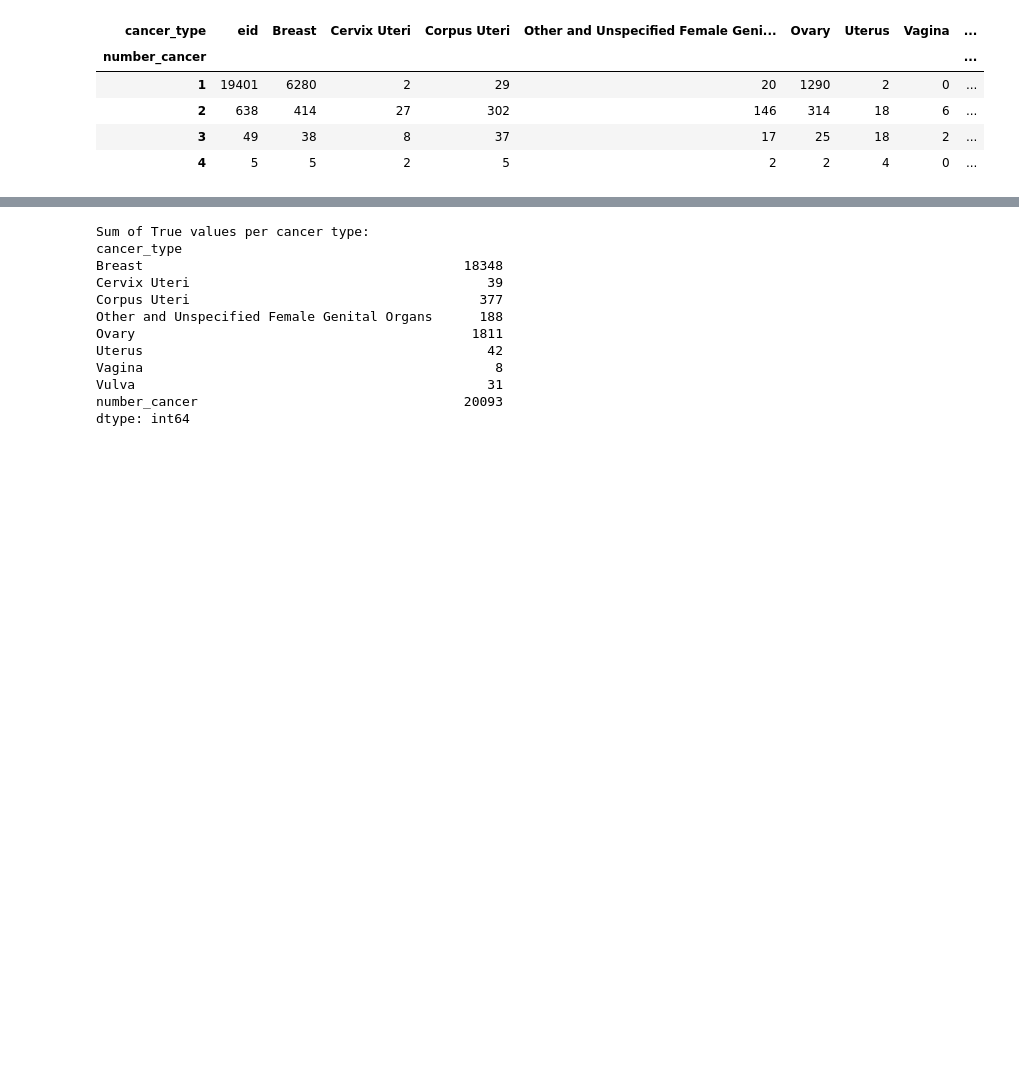
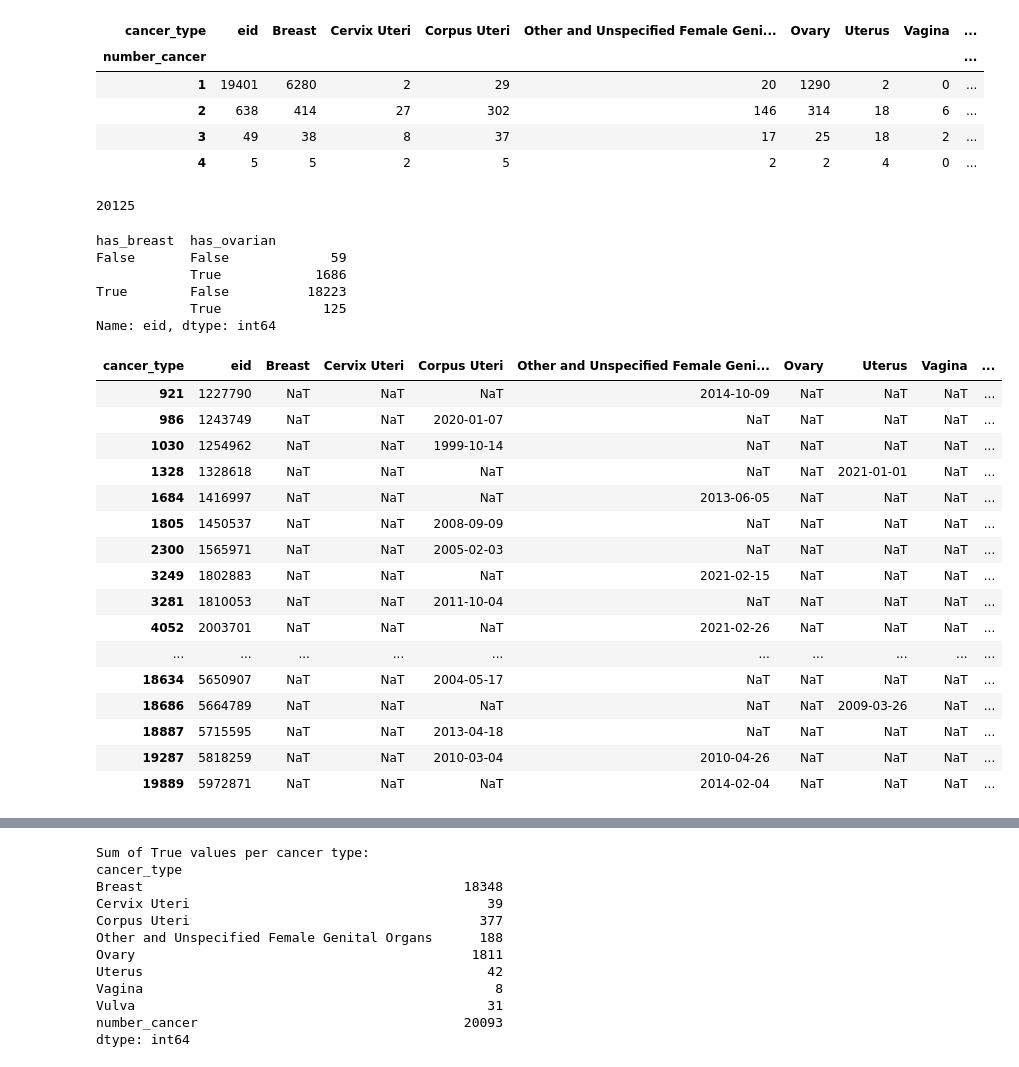
Before and after one commit to esteeliat/sports, a Jupyter notebook: Clean Diagnosis Data.ipynb, the cells around one changed output, grey strips where cells are left out. Cells and saved outputs as stored; diff of their text form; code cells hidden in the pictures; blank space fills up the shorter version.

```diff
--- a/Clean Diagnosis Data.ipynb
+++ b/Clean Diagnosis Data.ipynb
@@ -60,3 +60,35 @@ pivot_df.groupby('number_cancer').nunique('eid')
 | 2 | 638 | 414 | 27 | 302 | 146 | 314 | 18 | 6 | ... |
 | 3 | 49 | 38 | 8 | 37 | 17 | 25 | 18 | 2 | ... |
 | 4 | 5 | 5 | 2 | 5 | 2 | 2 | 4 | 0 | ... |
+# %%
+# does everyone here have breast cancer?
+display(len(set(primary_fc['eid'])))
+pivot_df['has_ovarian'] = pivot_df['Ovary'].notna()
+pivot_df['has_breast'] = pivot_df['Breast'].notna()
+display(pivot_df.groupby(['has_breast','has_ovarian'])['eid'].nunique('eid'))
+display(pivot_df[(pivot_df['has_breast'] == False) & (pivot_df['has_ovarian'] == False) & (pivot_df['number_cancer'] > 0)])
+# %% [output]
+20125
+has_breast  has_ovarian
+False       False             59
+            True            1686
+True        False          18223
+            True             125
+Name: eid, dtype: int64
+| cancer_type | eid | Breast | Cervix Uteri | Corpus Uteri | Other and Unspecified Female Geni... | Ovary | Uterus | Vagina | ... |
+| 921 | 1227790 | NaT | NaT | NaT | 2014-10-09 | NaT | NaT | NaT | ... |
+| 986 | 1243749 | NaT | NaT | 2020-01-07 | NaT | NaT | NaT | NaT | ... |
+| 1030 | 1254962 | NaT | NaT | 1999-10-14 | NaT | NaT | NaT | NaT | ... |
+| 1328 | 1328618 | NaT | NaT | NaT | NaT | NaT | 2021-01-01 | NaT | ... |
+| 1684 | 1416997 | NaT | NaT | NaT | 2013-06-05 | NaT | NaT | NaT | ... |
+| 1805 | 1450537 | NaT | NaT | 2008-09-09 | NaT | NaT | NaT | NaT | ... |
+| 2300 | 1565971 | NaT | NaT | 2005-02-03 | NaT | NaT | NaT | NaT | ... |
+| 3249 | 1802883 | NaT | NaT | NaT | 2021-02-15 | NaT | NaT | NaT | ... |
+| 3281 | 1810053 | NaT | NaT | 2011-10-04 | NaT | NaT | NaT | NaT | ... |
+| 4052 | 2003701 | NaT | NaT | NaT | 2021-02-26 | NaT | NaT | NaT | ... |
+| ... | ... | ... | ... | ... | ... | ... | ... | ... | ... |
+| 18634 | 5650907 | NaT | NaT | 2004-05-17 | NaT | NaT | NaT | NaT | ... |
+| 18686 | 5664789 | NaT | NaT | NaT | NaT | NaT | 2009-03-26 | NaT | ... |
+| 18887 | 5715595 | NaT | NaT | 2013-04-18 | NaT | NaT | NaT | NaT | ... |
+| 19287 | 5818259 | NaT | NaT | 2010-03-04 | 2010-04-26 | NaT | NaT | NaT | ... |
+| 19889 | 5972871 | NaT | NaT | NaT | 2014-02-04 | NaT | NaT | NaT | ... |
```
Also changed, not shown: parts of 1 cell of this notebook, 4 other files.
